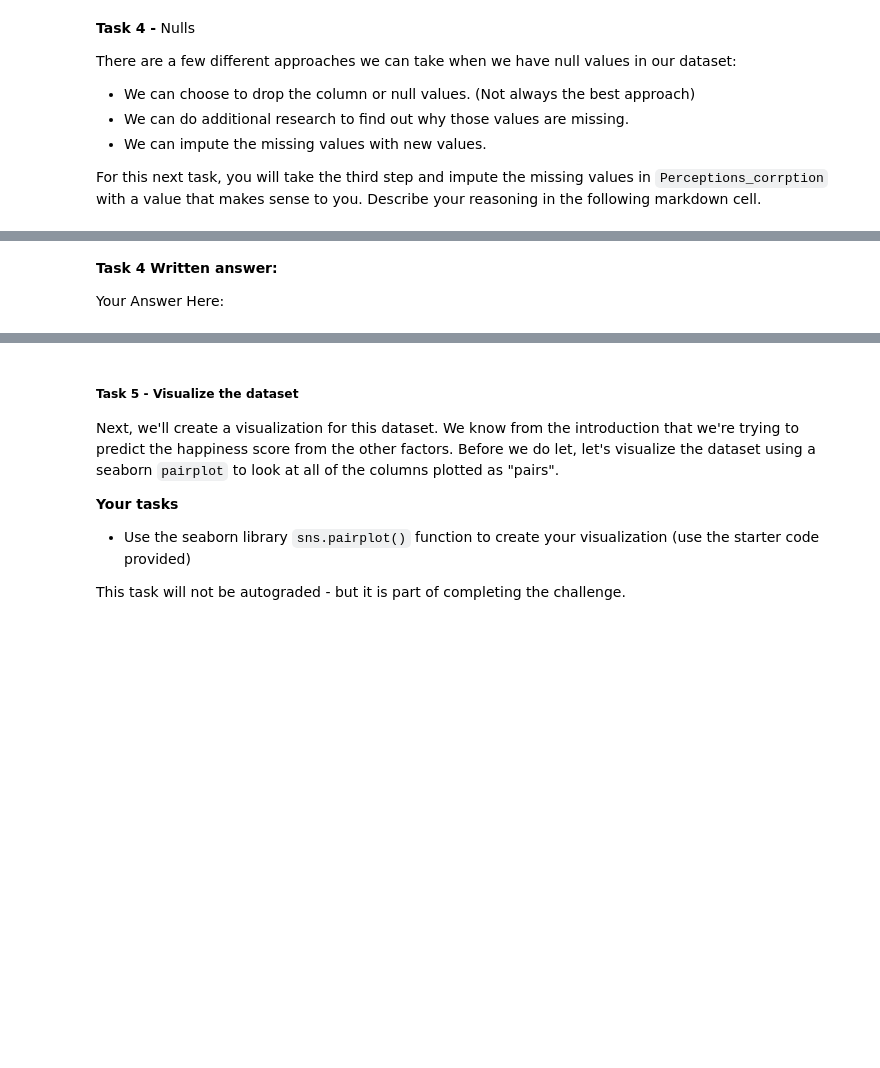
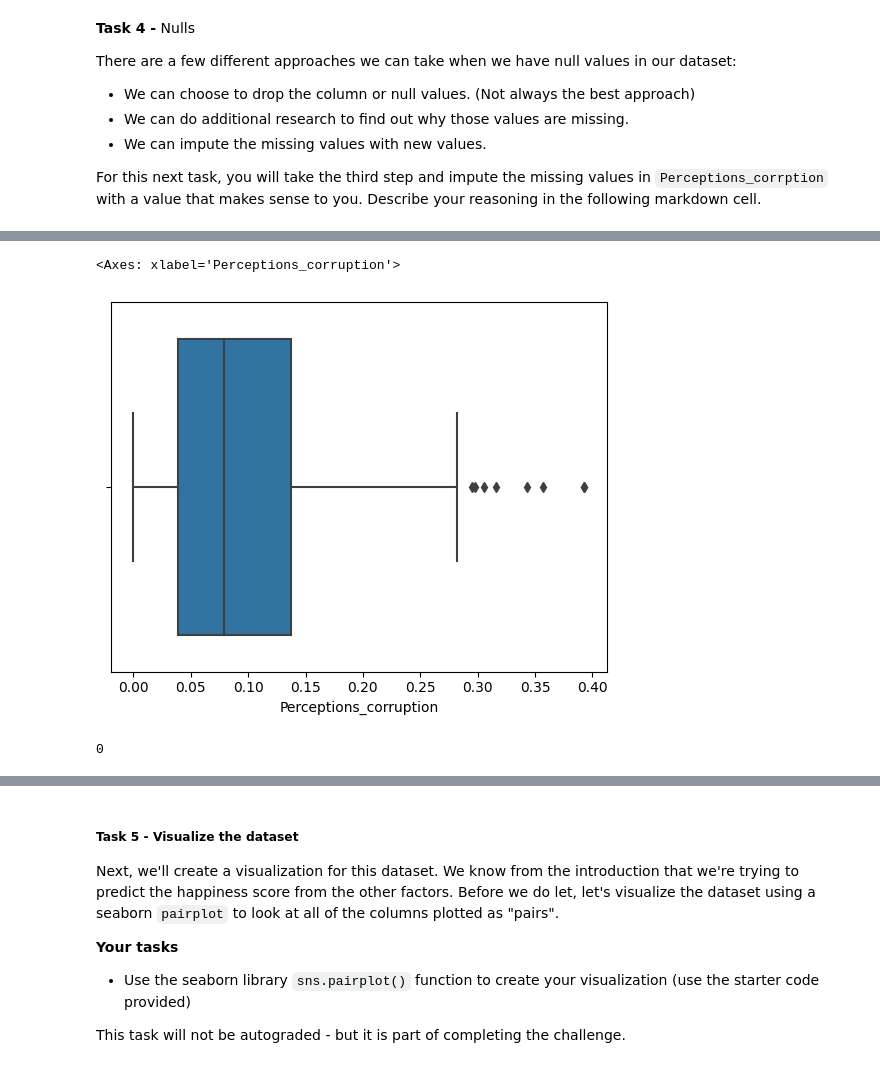
Before and after one commit to sikoh/DS-Linear-Algebra, a Jupyter notebook: Sprint-Challenge/DS_SprintChallenge_LinearAlgebra.ipynb, the cells around one changed output, grey strips where cells are left out. Drawn from its saved outputs; the diff is of its cells as text; code cells hidden in the pictures; blank space fills up the shorter version.

```diff
--- a/Sprint-Challenge/DS_SprintChallenge_LinearAlgebra.ipynb
+++ b/Sprint-Challenge/DS_SprintChallenge_LinearAlgebra.ipynb
@@ -149,3 +158,8 @@ that makes sense to you. Describe your reasoning in the following markdown cell.
+# %%
+sns.boxplot(data = happy, x = 'Perceptions_corruption')
+# %% [output]
+<Axes: xlabel='Perceptions_corruption'>
+[figure, added]
 # %%
 # Task 4
 
@@ -154,4 +171,4 @@ raise NotImplementedError()
-# %% [markdown]
-**Task 4 Written answer:**
-
-Your Answer Here:
+# %%
+happy.isnull().sum().sum()
+# %% [output]
+0
```
Also changed, not shown: parts of 16 cells of this notebook.
